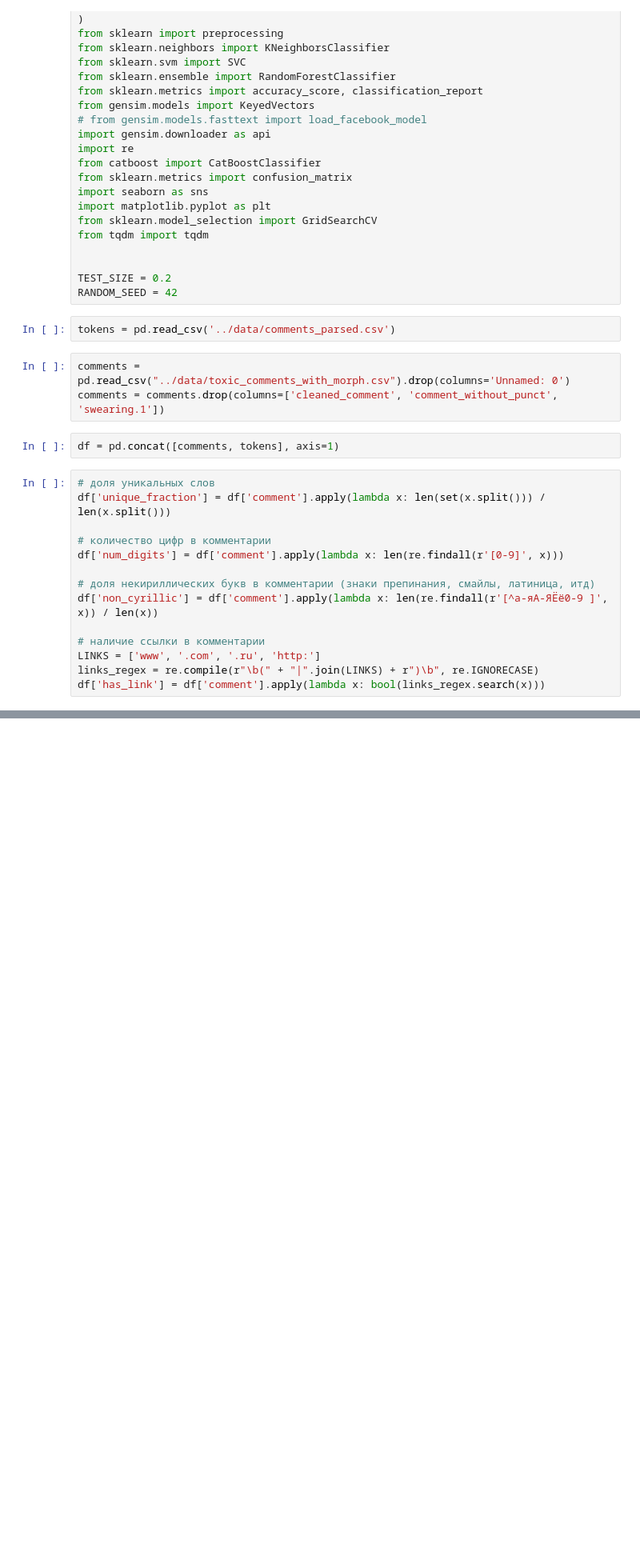
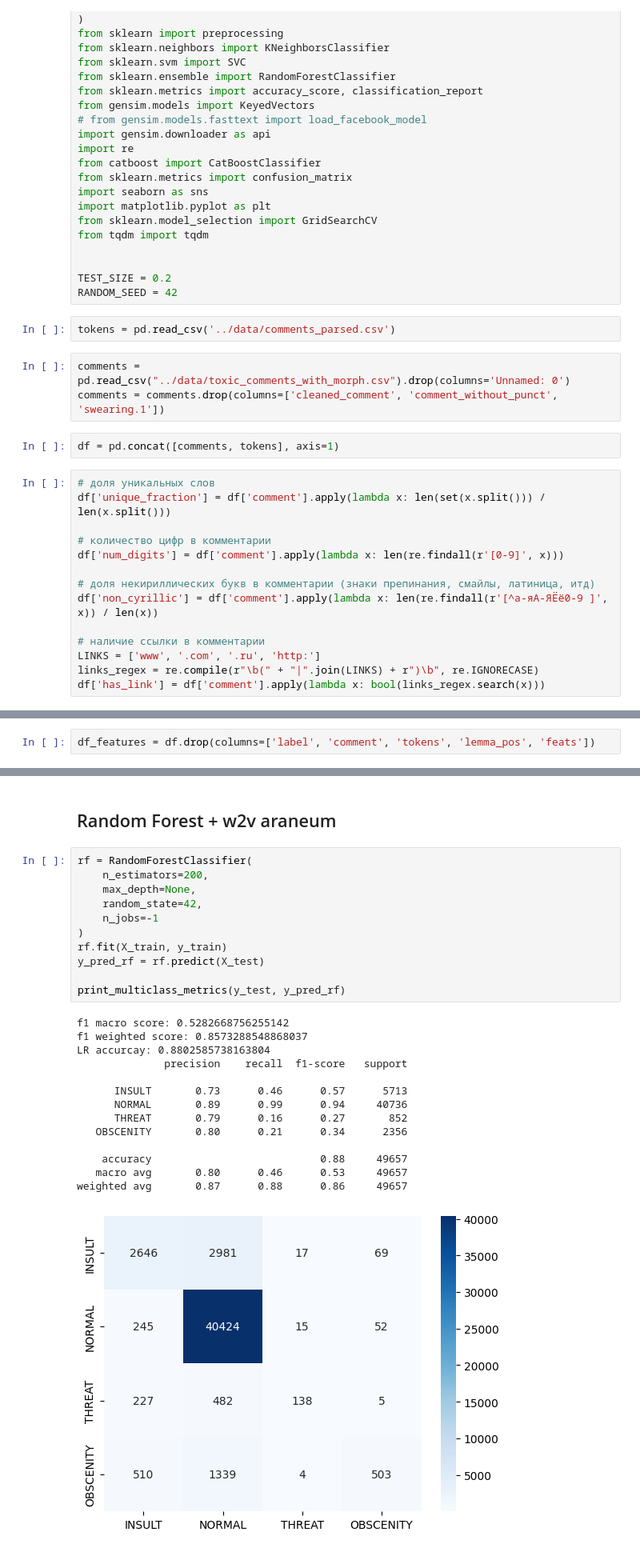
Before and after one commit to toxic-comments/toxic-comments, a Jupyter notebook: nonlinear-models/sokolov.ipynb, the cells around one changed output, grey strips where cells are left out. Shown at 80% size. Cells and saved outputs as stored; diff of their text form; blank space fills up the shorter version.

```diff
--- a/nonlinear-models/sokolov.ipynb
+++ b/nonlinear-models/sokolov.ipynb
@@ -73,0 +223,2 @@ df
+# %%
+df_features = df.drop(columns=['label', 'comment', 'tokens', 'lemma_pos', 'feats'])
@@ -73,0 +387,28 @@ df
+# %% [markdown]
+## Random Forest + w2v araneum
+# %%
+rf = RandomForestClassifier(
+    n_estimators=200,
+    max_depth=None,
+    random_state=42,
+    n_jobs=-1
+)
+rf.fit(X_train, y_train)
+y_pred_rf = rf.predict(X_test)
+
+print_multiclass_metrics(y_test, y_pred_rf)
+# %% [output]
+f1 macro score: 0.5282668756255142
+f1 weighted score: 0.8573288548868037
+LR accurcay: 0.8802585738163804
+              precision    recall  f1-score   support
+
+      INSULT       0.73      0.46      0.57      5713
+      NORMAL       0.89      0.99      0.94     40736
+      THREAT       0.79      0.16      0.27       852
+   OBSCENITY       0.80      0.21      0.34      2356
+
+    accuracy                           0.88     49657
+   macro avg       0.80      0.46      0.53     49657
+weighted avg       0.87      0.88      0.86     49657
+[figure, added]
```
Also changed, not shown: parts of 26 cells of this notebook.
